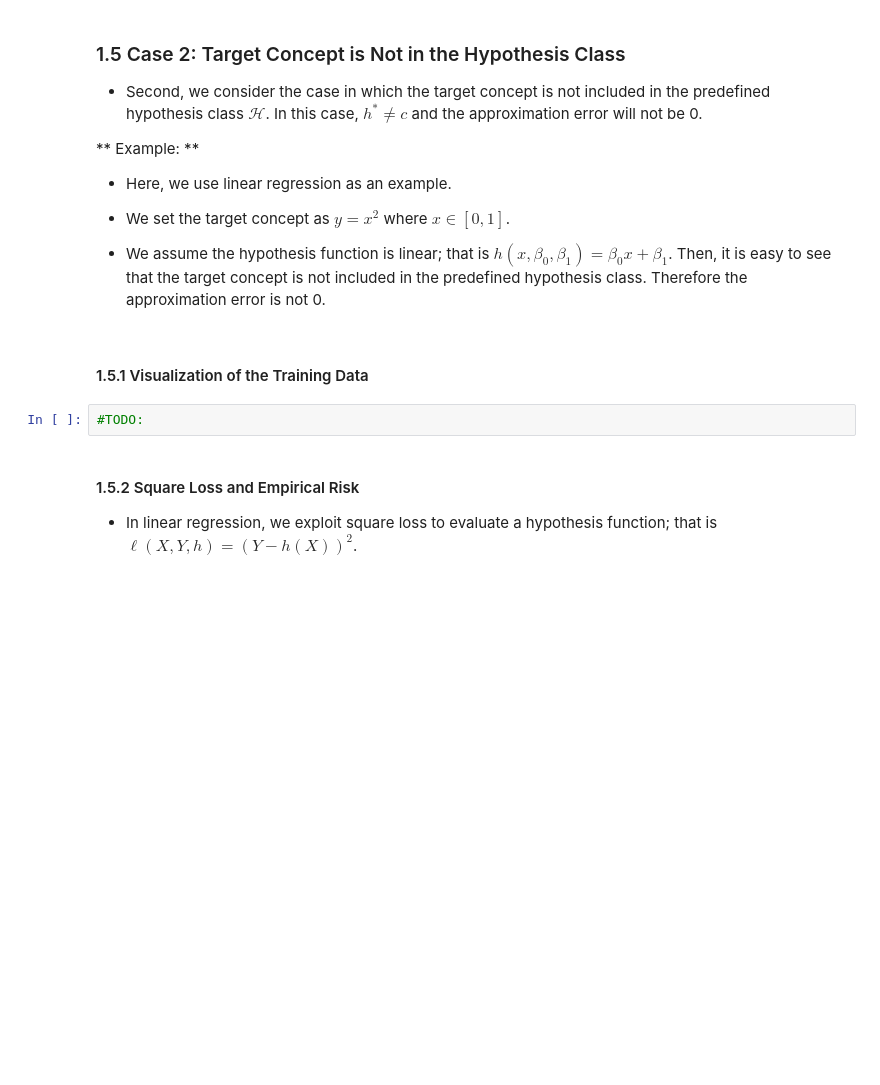
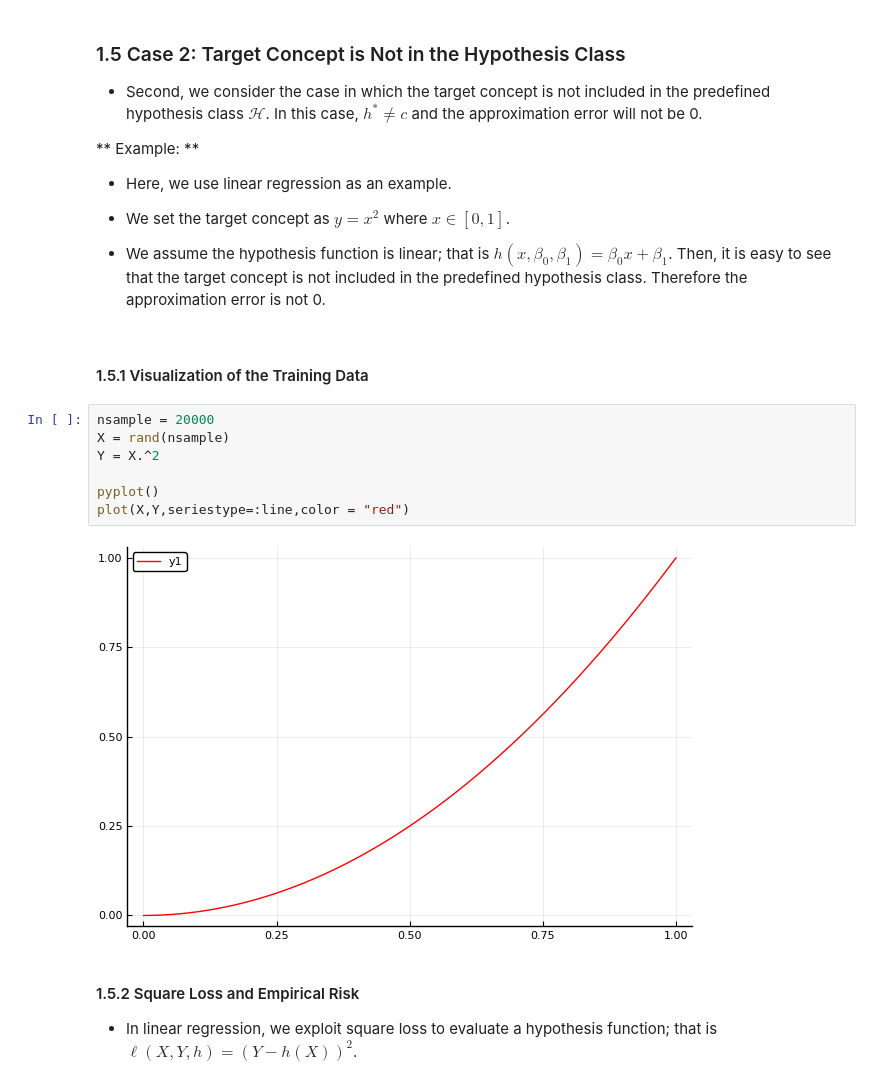
Before and after one commit to co234/AML_using_Julia, a Jupyter notebook: Lab5/Lab05.ipynb, the cells around one changed output. Cells and saved outputs as stored; diff of their text form; blank space fills up the shorter version.

```diff
--- a/Lab5/Lab05.ipynb
+++ b/Lab5/Lab05.ipynb
@@ -214,8 +246,15 @@ linearLR (generic function with 1 method)
 * We assume the hypothesis function is linear; that is $h(x,\beta_0,\beta_1) = \beta_0 x+\beta_1$. Then, it is easy to see that the target concept is not included in the predefined hypothesis class. Therefore the approximation error is not 0.
 # %% [markdown]
 #### 1.5.1 Visualization of the Training Data
-# %%
-#TODO:
+# %%
+nsample = 20000
+X = rand(nsample)
+Y = X.^2
+
+pyplot()
+plot(X,Y,seriestype=:line,color = "red")
+# %% [output]
+[figure, added]
 # %% [markdown]
 #### 1.5.2 Square Loss and Empirical Risk
 * In linear regression, we exploit square loss to evaluate a hypothesis function; that is $\ell(X,Y,h) = (Y-h(X))^2$.
```
Also changed, not shown: parts of 10 cells of this notebook, 1 other file.
